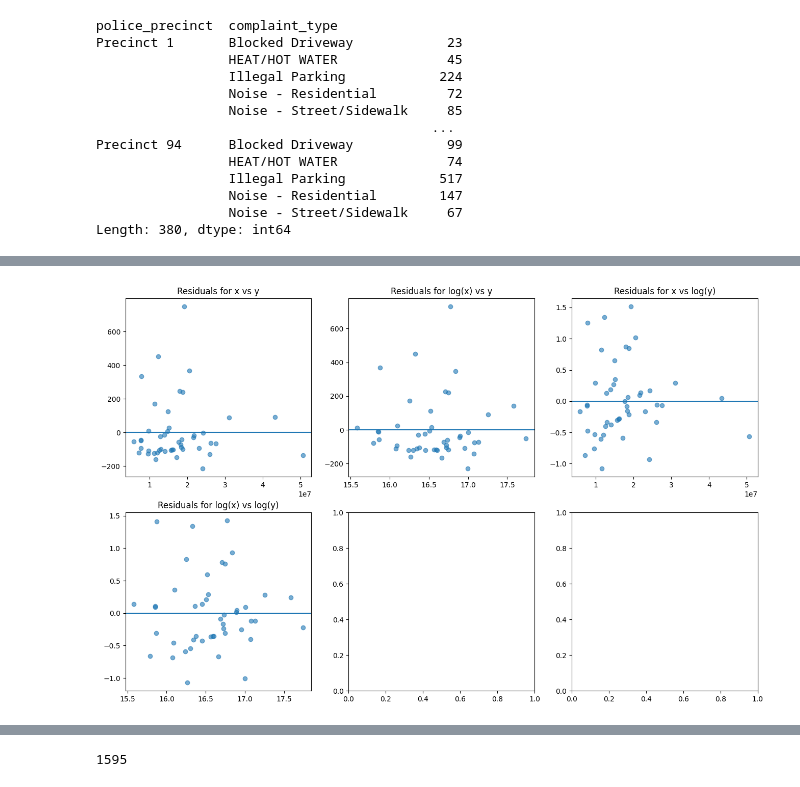
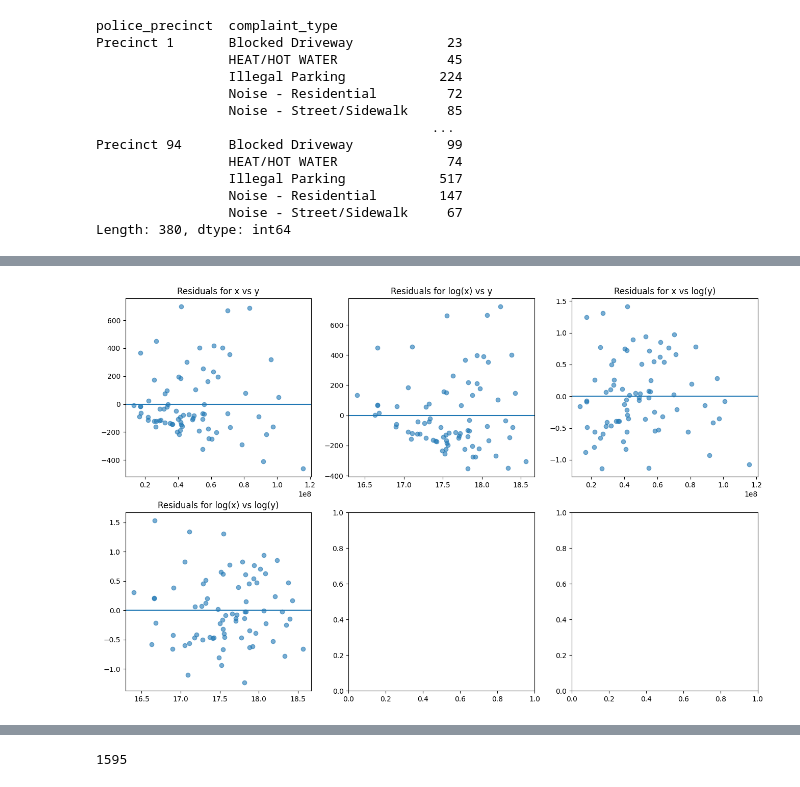
Before and after one commit to Showmemypath/ml-model-implementations-planned-, a Jupyter notebook: Projects/Project_2.ipynb, the cells around one changed output, grey strips where cells are left out. Saved outputs shown, nothing was run; the diff lists cells and outputs as text; code cells hidden in the pictures.

```diff
--- a/Projects/Project_2.ipynb
+++ b/Projects/Project_2.ipynb
@@ -1532,4 +1532,5 @@ y = si.loc[x.index]
 # %%
+x,y = final_sum('Illegal Parking',df)
 n_cols = 3
 n_rows = 2
 
@@ -1554,5 +1555,5 @@ plt.show()
 # %%
-def fit_and_plot(ax, X, Y, title):
+def fit_and_plot1(ax, X, Y, title):
     X = np.array(X)
     model = LinearRegression()
     X_reshaped = X.reshape(-1,1)
@@ -1567,10 +1568,11 @@ def fit_and_plot(ax, X, Y, title):
 fig, axes = plt.subplots(n_rows, n_cols, figsize=(16, 10))
 axes = axes.flatten()
 
-fit_and_plot(axes[0], x, y, "x vs y")
-fit_and_plot(axes[1], np.log(x), y, "log(x) vs y")
-fit_and_plot(axes[2], x,np.log(y), "x vs log(y)")
-fit_and_plot(axes[3], np.log(x), np.log(y), "log(x) vs log(y)")
+fit_and_plot1(axes[0], x, y, "x vs y")
+fit_and_plot1(axes[1], np.log(x), y, "log(x) vs y")
+fit_and_plot1(axes[2], x,np.log(y), "x vs log(y)")
+fit_and_plot1(axes[3], np.log(x), np.log(y), "log(x) vs log(y)")
 
+plt.tight_layout()
 plt.show()
 # %% [output]
@@ -1578,23 +1580,23 @@ plt.show()
 # %%
-def fit_and_plot(ax, X, Y, title):
+def fit_and_plot2(ax, X, Y, title):
     X = np.array(X)
     model = LinearRegression()
     X_reshaped = X.reshape(-1,1)
     model.fit(X_reshaped, Y)
 
     Y_pred = model.predict(X_reshaped)
     residuals = Y - Y_pred
 
     ax.scatter(X, residuals, alpha=0.6)
     ax.axhline(0)
     ax.set_title(f"Residuals for {title}")
 
 fig, axes = plt.subplots(n_rows, n_cols, figsize=(16, 10))
 axes = axes.flatten()
 
-fit_and_plot(axes[0], x, y, "x vs y")
-fit_and_plot(axes[1], np.log(x), y, "log(x) vs y")
-fit_and_plot(axes[2], x,np.log(y), "x vs log(y)")
-fit_and_plot(axes[3], np.log(x), np.log(y), "log(x) vs log(y)")
+fit_and_plot2(axes[0], x, y, "x vs y")
+fit_and_plot2(axes[1], np.log(x), y, "log(x) vs y")
+fit_and_plot2(axes[2], x,np.log(y), "x vs log(y)")
+fit_and_plot2(axes[3], np.log(x), np.log(y), "log(x) vs log(y)")
 # %% [output]
-[figure, old version]
+[figure, new version]
```
Also changed, not shown: parts of 8 cells of this notebook.
